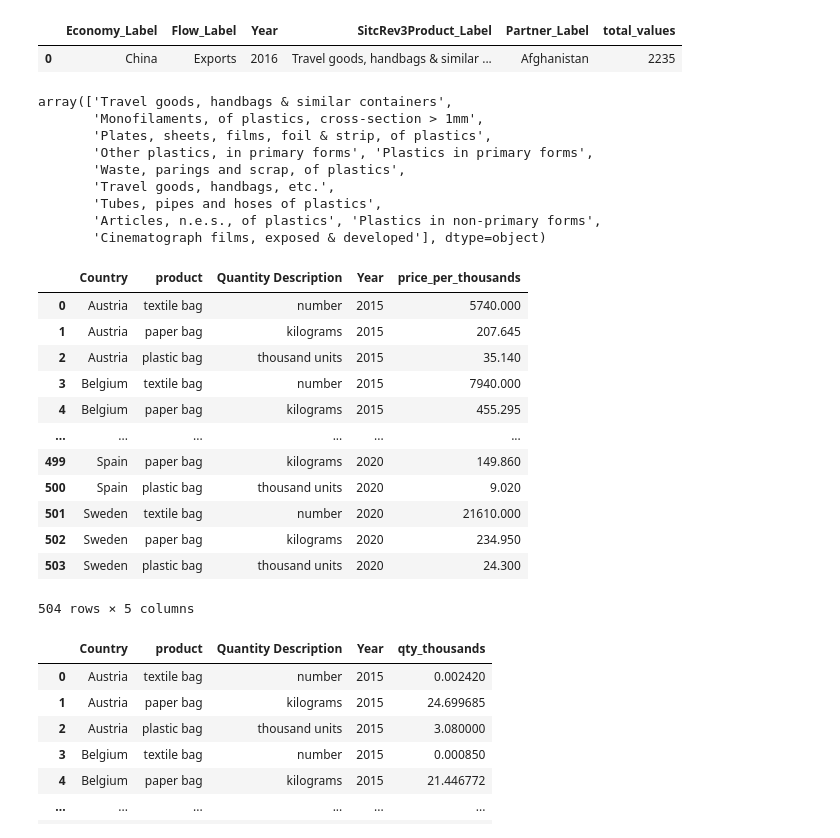
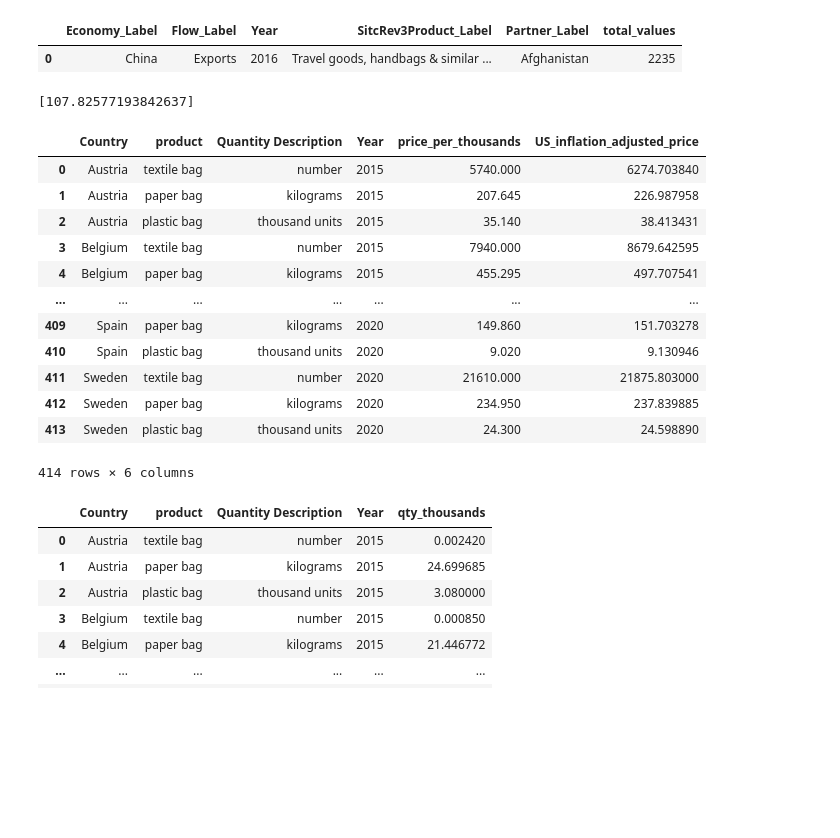
Before and after one commit to 22DataChallengeCItadel/Data-Open-Championship, a Jupyter notebook: Tradeflow_calculation.ipynb, the cells around one changed output. Saved outputs shown, nothing was run; the diff lists cells and outputs as text; code cells hidden in the pictures; blank space fills up the shorter version.

```diff
--- a/Tradeflow_calculation.ipynb
+++ b/Tradeflow_calculation.ipynb
@@ -8,18 +8,6 @@ df.head(1)
 # %% [output]
 |  | Economy_Label | Flow_Label | Year | SitcRev3Product_Label | Partner_Label | total_values |
 | 0 | China | Exports | 2016 | Travel goods, handbags & similar ... | Afghanistan | 2235 |
-# %%
-df.SitcRev3Product_Label.unique()
-# %% [output]
-array(['Travel goods, handbags & similar containers',
-       'Monofilaments, of plastics, cross-section > 1mm',
-       'Plates, sheets, films, foil & strip, of plastics',
-       'Other plastics, in primary forms', 'Plastics in primary forms',
-       'Waste, parings and scrap, of plastics',
-       'Travel goods, handbags, etc.',
-       'Tubes, pipes and hoses of plastics',
-       'Articles, n.e.s., of plastics', 'Plastics in non-primary forms',
-       'Cinematograph films, exposed & developed'], dtype=object)
 # %%
 def classify_country(x):
     if x == 'China':
@@ -50,36 +38,62 @@ def convert_qty(row):
     elif row['Quantity Description'] == 'thousand units':
         return row['qty']
     elif row['Quantity Description'] == 'kilograms':
-        return row['qty'] * 2/127
+        return row['qty'] * 2/127 # 2,000 paper bags weigh 280 pounds https://abcnews.go.com/Technology/story?id=97476&page=1
+
+def US_inflation_adjusted(prices):
+    inflation_rates = {2020:0.0123,
+                      2019:0.0181,
+                      2018:0.0244,
+                      2017:0.0213,
+                      2016:0.0126,
+                      2015:0.0012,
+                      2014:0.0162}
+    new_prices = []
+    for year, price in prices:
+        orig_year = str(year)
+        year = int(year)
+        while year != 2021:
+            inflation_rate = inflation_rates.get(year)
+            if not inflation_rate:
+                raise ValueError(f'year {year} is too early, inflation rate not available at this time')
+            price *= (1+inflation_rate)
+
+            year += 1
+        new_prices.append(price)
+    return new_prices
+US_inflation_adjusted([('2017',100)])
+# %% [output]
+[107.82577193842637]
 # %%
 
-price = pd.read_csv('price.csv')
+price = pd.read_csv('price.csv').dropna()
 price['NAIC Number'] = price['NAIC Number'].astype(str)
 price['product'] = price['NAIC Number'].apply(classify_product)
 
 price = price[((price['NAIC Number']=='314910')&(price['Quantity Description']=='number'))|\
               ((price['NAIC Number']=='322220')&(price['Quantity Description']=='kilograms'))|\
              ((price['NAIC Number']=='326111')&(price['Quantity Description']=='thousand units'))].copy()
 price = price.drop(columns = ['Data Type','NAIC Number'])
 price = pd.melt(price, id_vars = ['Country','product','Quantity Description'], value_name='price', var_name = 'Year')
 price['Year'] = price['Year'].apply(lambda x: x.split(' ')[1])
 price['price'] = price.apply(convert_price, axis = 1)
 price = price.rename(columns = {'price':'price_per_thousands'})
+price['US_inflation_adjusted_price'] = US_inflation_adjusted(price[['Year','price_per_thousands']].values)
 price
 # %% [output]
-|  | Country | product | Quantity Description | Year | price_per_thousands |
-| 0 | Austria | textile bag | number | 2015 | 5740.000 |
-| 1 | Austria | paper bag | kilograms | 2015 | 207.645 |
-| 2 | Austria | plastic bag | thousand units | 2015 | 35.140 |
-| 3 | Belgium | textile bag | number | 2015 | 7940.000 |
-| 4 | Belgium | paper bag | kilograms | 2015 | 455.295 |
-| ... | ... | ... | ... | ... | ... |
-| 499 | Spain | paper bag | kilograms | 2020 | 149.860 |
-| 500 | Spain | plastic bag | thousand units | 2020 | 9.020 |
-| 501 | Sweden | textile bag | number | 2020 | 21610.000 |
-| 502 | Sweden | paper bag | kilograms | 2020 | 234.950 |
-| 503 | Sweden | plastic bag | thousand units | 2020 | 24.300 |
+|  | Country | product | Quantity Description | Year | price_per_thousands | US_inflation_adjusted_price |
+| 0 | Austria | textile bag | number | 2015 | 5740.000 | 6274.703840 |
+| 1 | Austria | paper bag | kilograms | 2015 | 207.645 | 226.987958 |
+| 2 | Austria | plastic bag | thousand units | 2015 | 35.140 | 38.413431 |
+| 3 | Belgium | textile bag | number | 2015 | 7940.000 | 8679.642595 |
+| 4 | Belgium | paper bag | kilograms | 2015 | 455.295 | 497.707541 |
+| ... | ... | ... | ... | ... | ... | ... |
+| 409 | Spain | paper bag | kilograms | 2020 | 149.860 | 151.703278 |
+| 410 | Spain | plastic bag | thousand units | 2020 | 9.020 | 9.130946 |
+| 411 | Sweden | textile bag | number | 2020 | 21610.000 | 21875.803000 |
+| 412 | Sweden | paper bag | kilograms | 2020 | 234.950 | 237.839885 |
+| 413 | Sweden | plastic bag | thousand units | 2020 | 24.300 | 24.598890 |
-504 rows × 5 columns
+414 rows × 6 columns
 # %%
 qty = pd.read_csv('qty.csv')
 qty = qty.dropna()
```
Also changed, not shown: parts of 12 cells of this notebook.
